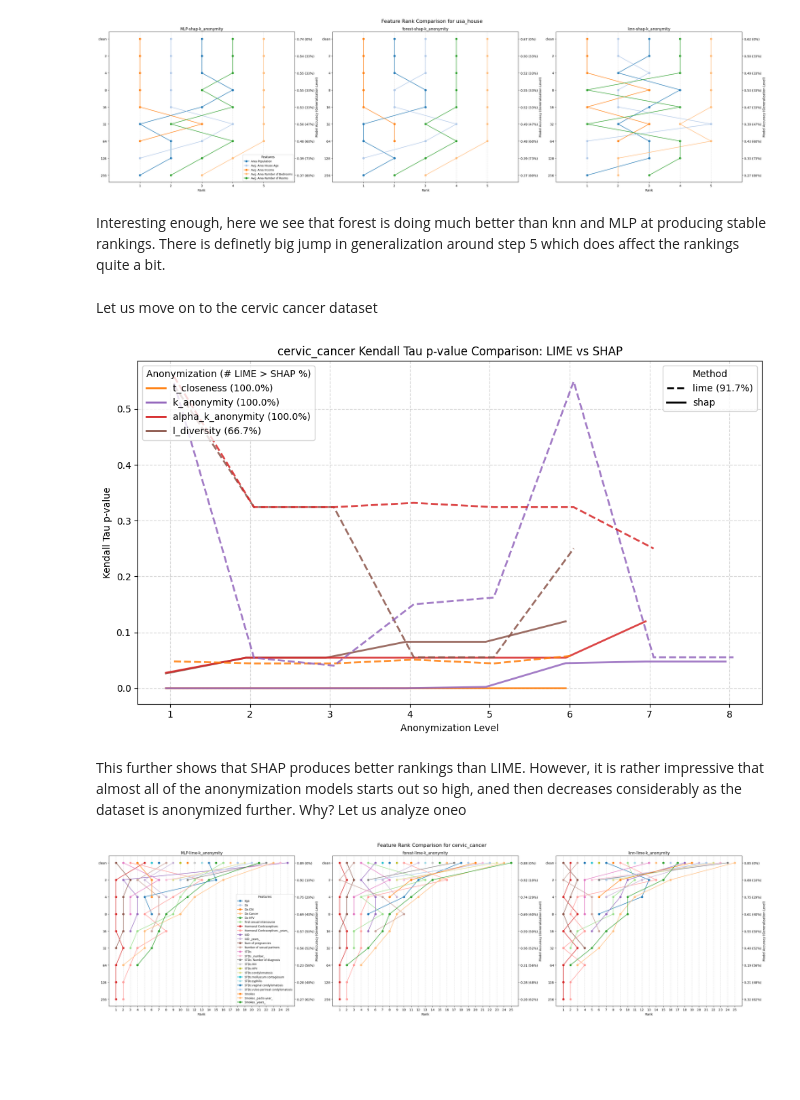
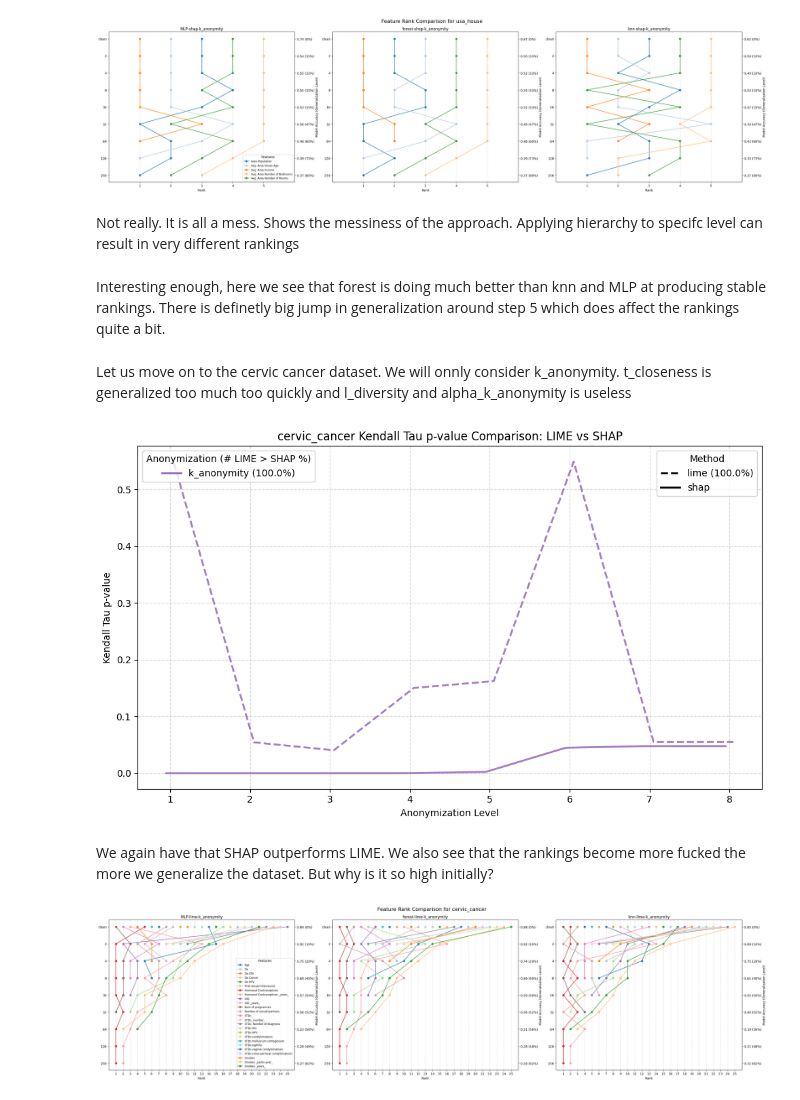
Before and after one commit to Zak9O/Masking-Effects-on-XAI-Techniques, a Jupyter notebook: notebooks/1Rank Correlation.ipynb, the cells around one changed output. Saved outputs shown, nothing was run; the diff lists cells and outputs as text; code cells hidden in the pictures; blank space fills up the shorter version.

```diff
--- a/notebooks/1Rank Correlation.ipynb
+++ b/notebooks/1Rank Correlation.ipynb
@@ -15,7 +21,7 @@ pl = plot_creator.PlotCreator(
         "MLP",
         "knn"
     ],
-    ["usa_house","usa_house_old", "cervic_cancer", "adult_imbalanced", "old_adult"],
+    ["usa_house","usa_house_old", "cervic_cancer", "adult", "old_adult"],
     "../data/",
 )
 # %%
@@ -40,16 +40,18 @@ Something nasty is happening at level=5. SHAP acts out on every model. Note, we
 pl.plot_line_compare("usa_house", ["forest-shap-k_anonymity","MLP-shap-k_anonymity","knn-shap-k_anonymity"])
 # %% [output]
 [figure]
+# %% [markdown]
+Not really. It is all a mess. Shows the messiness of the approach. Applying hierarchy to specifc level can result in very different rankings
 # %% [markdown]
 Interesting enough, here we see that forest is doing much better than knn and MLP at producing stable rankings. There is definetly big jump in generalization around step 5 which does affect the rankings quite a bit.
 # %% [markdown]
-Let us move on to the cervic cancer dataset
+Let us move on to the cervic cancer dataset. We will onnly consider k_anonymity. t_closeness is generalized too much too quickly and l_diversity and alpha_k_anonymity is useless
 # %%
-pl.plot_consistency("cervic_cancer")
+pl.plot_consistency("cervic_cancer", ["k_anonymity"])
 # %% [output]
-[figure, old version]
+[figure, new version]
-# %% [markdown]
-This further shows that SHAP produces better rankings than LIME. However, it is rather impressive that almost all of the anonymization models starts out so high, aned then decreases considerably as the dataset is anonymized further. Why? Let us analyze oneo
+# %% [markdown]
+We again have that SHAP outperforms LIME. We also see that the rankings become more fucked the more we generalize the dataset. But why is it so high initially?
 # %%
 pl.plot_line_compare("cervic_cancer", ["forest-lime-k_anonymity","MLP-lime-k_anonymity","knn-lime-k_anonymity"])
 # %% [output]
```
Also changed, not shown: parts of 12 cells of this notebook, 8 other files.
